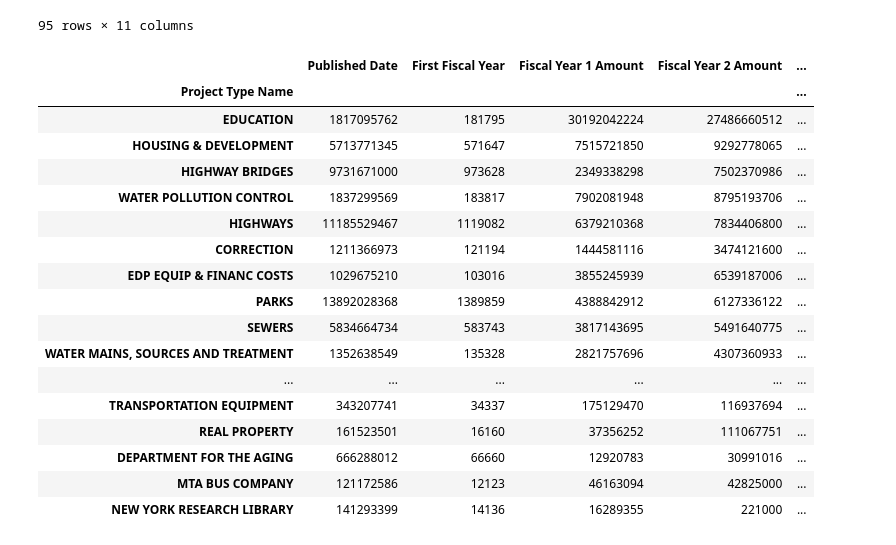
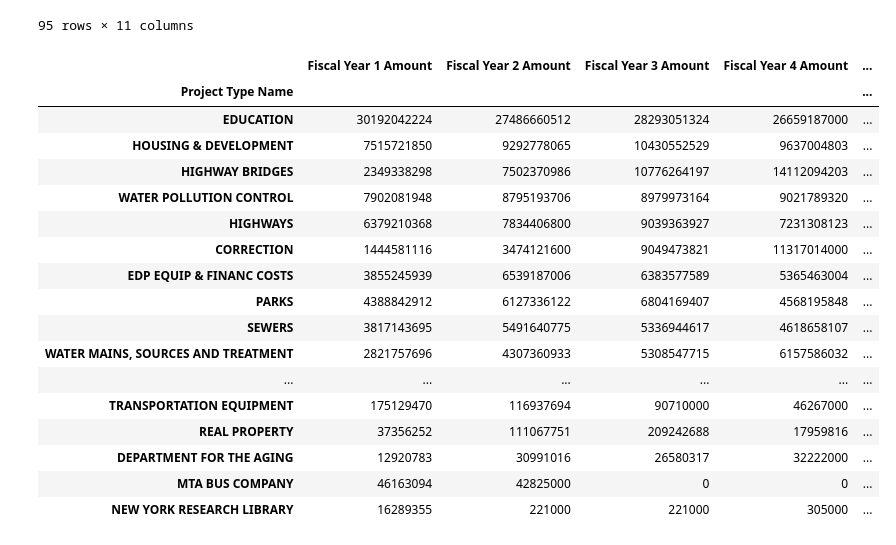
Before and after one commit to JeremyBrent/NYC_budget_analysis, a Jupyter notebook: eda.ipynb, the cells around one changed output. Drawn from its saved outputs; the diff is of its cells as text; code cells hidden in the pictures.

Commit message:
resaved files in correct repository location

```diff
--- a/eda.ipynb
+++ b/eda.ipynb
@@ -60,26 +64,28 @@ data[data['Project Type Name']=='POLICE']
 | 5495 | 20200713 | PO | POLICE | PO D185 | PURCHASE OF VEHICLES AND EQUIPMEN... | C | ... |
 95 rows × 11 columns
 # %%
+# dataframe groupedby project name and new column created by summing first year 1 through 4
 groupbydf = data.groupby("Project Type Name").sum()
 groupbydf["Total Budgeted Amount"] = groupbydf["Fiscal Year 1 Amount"] + groupbydf["Fiscal Year 2 Amount"] \
     + groupbydf["Fiscal Year 3 Amount"] + groupbydf["Fiscal Year 4 Amount"]
-groupbydf.sort_values("Total Budgeted Amount", ascending=False)
+df = groupbydf[["Fiscal Year 1 Amount", "Fiscal Year 2 Amount", "Fiscal Year 3 Amount", "Fiscal Year 4 Amount", "Total Budgeted Amount"]]
+df.sort_values("Total Budgeted Amount", ascending=False)
 # %% [output]
-|  | Published Date | First Fiscal Year | Fiscal Year 1 Amount | Fiscal Year 2 Amount | ... |
+|  | Fiscal Year 1 Amount | Fiscal Year 2 Amount | Fiscal Year 3 Amount | Fiscal Year 4 Amount | ... |
 | Project Type Name |  |  |  |  | ... |
-| EDUCATION | 1817095762 | 181795 | 30192042224 | 27486660512 | ... |
-| HOUSING & DEVELOPMENT | 5713771345 | 571647 | 7515721850 | 9292778065 | ... |
-| HIGHWAY BRIDGES | 9731671000 | 973628 | 2349338298 | 7502370986 | ... |
-| WATER POLLUTION CONTROL | 1837299569 | 183817 | 7902081948 | 8795193706 | ... |
-| HIGHWAYS | 11185529467 | 1119082 | 6379210368 | 7834406800 | ... |
-| CORRECTION | 1211366973 | 121194 | 1444581116 | 3474121600 | ... |
-| EDP EQUIP & FINANC COSTS | 1029675210 | 103016 | 3855245939 | 6539187006 | ... |
-| PARKS | 13892028368 | 1389859 | 4388842912 | 6127336122 | ... |
-| SEWERS | 5834664734 | 583743 | 3817143695 | 5491640775 | ... |
-| WATER MAINS, SOURCES AND TREATMENT | 1352638549 | 135328 | 2821757696 | 4307360933 | ... |
+| EDUCATION | 30192042224 | 27486660512 | 28293051324 | 26659187000 | ... |
+| HOUSING & DEVELOPMENT | 7515721850 | 9292778065 | 10430552529 | 9637004803 | ... |
+| HIGHWAY BRIDGES | 2349338298 | 7502370986 | 10776264197 | 14112094203 | ... |
+| WATER POLLUTION CONTROL | 7902081948 | 8795193706 | 8979973164 | 9021789320 | ... |
+| HIGHWAYS | 6379210368 | 7834406800 | 9039363927 | 7231308123 | ... |
+| CORRECTION | 1444581116 | 3474121600 | 9049473821 | 11317014000 | ... |
+| EDP EQUIP & FINANC COSTS | 3855245939 | 6539187006 | 6383577589 | 5365463004 | ... |
+| PARKS | 4388842912 | 6127336122 | 6804169407 | 4568195848 | ... |
+| SEWERS | 3817143695 | 5491640775 | 5336944617 | 4618658107 | ... |
+| WATER MAINS, SOURCES AND TREATMENT | 2821757696 | 4307360933 | 5308547715 | 6157586032 | ... |
 | ... | ... | ... | ... | ... | ... |
-| TRANSPORTATION EQUIPMENT | 343207741 | 34337 | 175129470 | 116937694 | ... |
-| REAL PROPERTY | 161523501 | 16160 | 37356252 | 111067751 | ... |
-| DEPARTMENT FOR THE AGING | 666288012 | 66660 | 12920783 | 30991016 | ... |
-| MTA BUS COMPANY | 121172586 | 12123 | 46163094 | 42825000 | ... |
-| NEW YORK RESEARCH LIBRARY | 141293399 | 14136 | 16289355 | 221000 | ... |
+| TRANSPORTATION EQUIPMENT | 175129470 | 116937694 | 90710000 | 46267000 | ... |
+| REAL PROPERTY | 37356252 | 111067751 | 209242688 | 17959816 | ... |
+| DEPARTMENT FOR THE AGING | 12920783 | 30991016 | 26580317 | 32222000 | ... |
+| MTA BUS COMPANY | 46163094 | 42825000 | 0 | 0 | ... |
+| NEW YORK RESEARCH LIBRARY | 16289355 | 221000 | 221000 | 305000 | ... |
```
Also changed, not shown: parts of 4 cells of this notebook, 3 other files.
